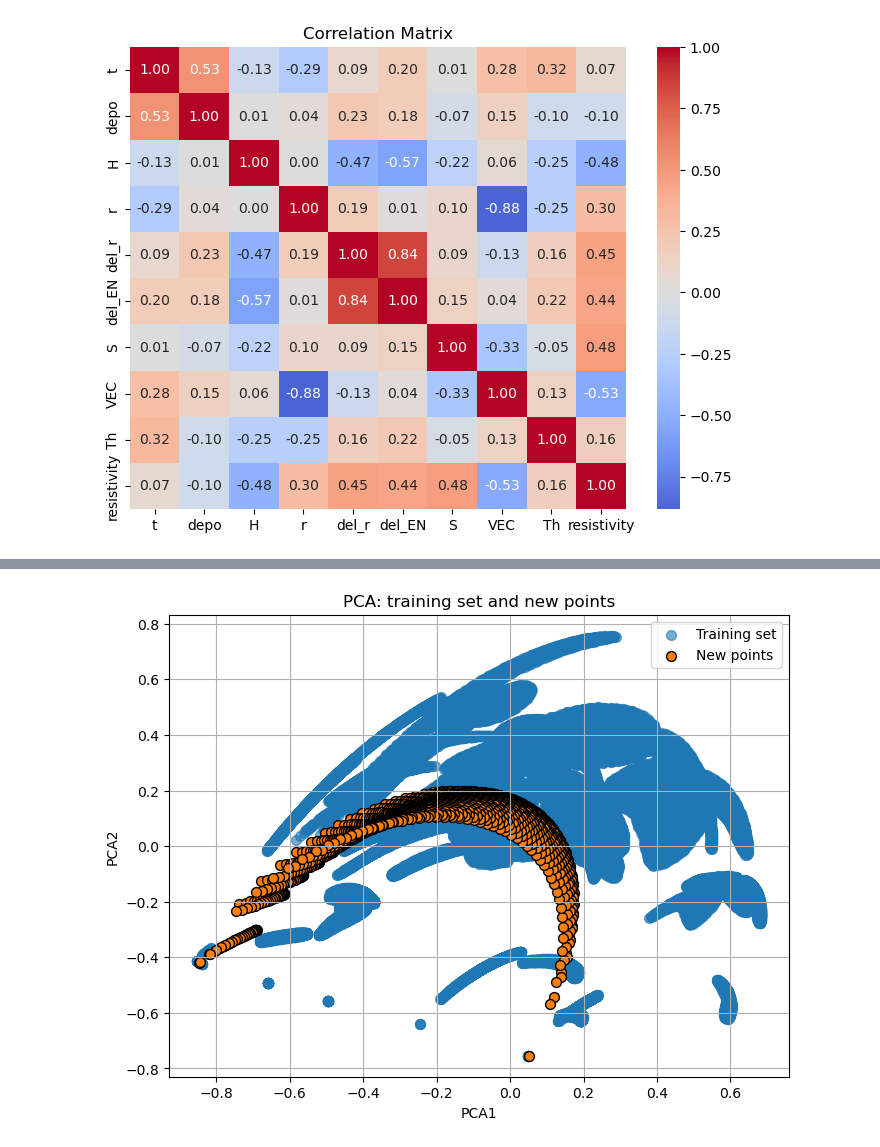
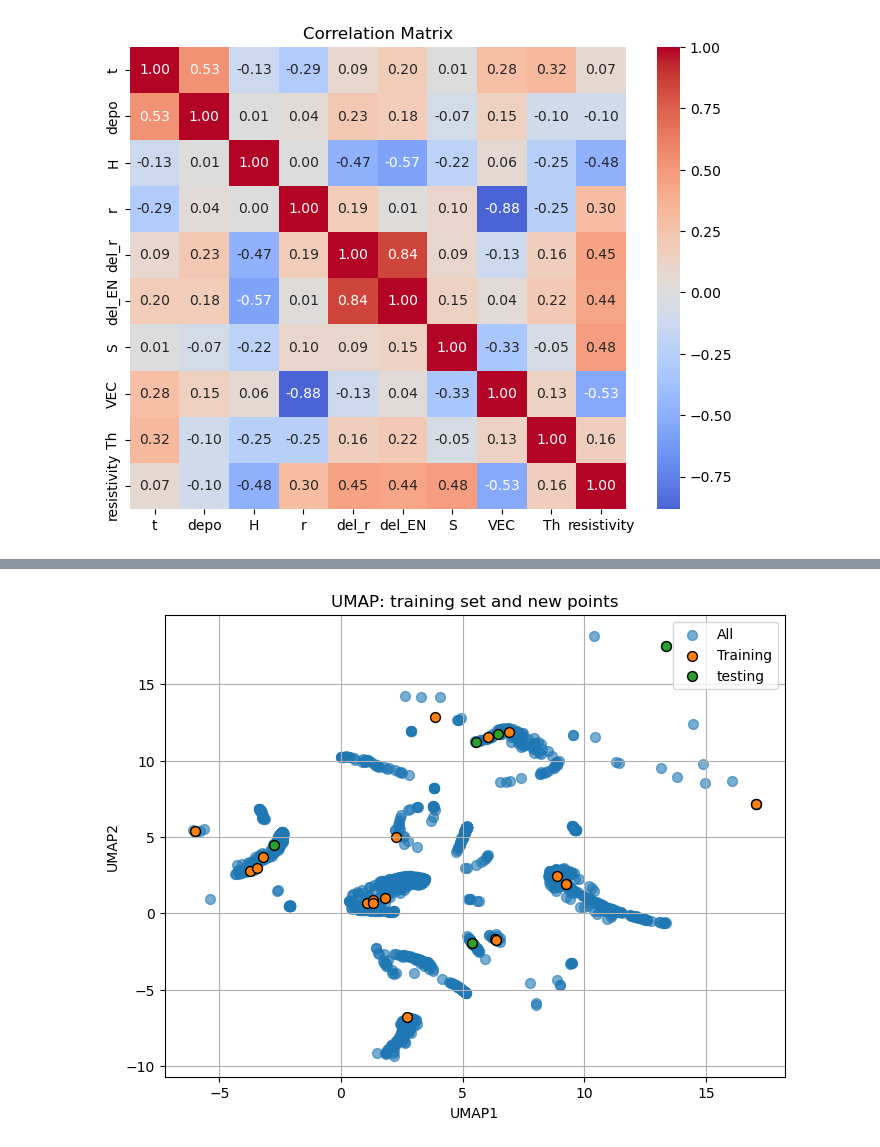
Before and after one commit to linarojas0824/Hybrid-Experimental-Data-Driven-Workflow, a Jupyter notebook: scripts/Notebooks/05_Clustering.ipynb, the cells around one changed output, grey strips where cells are left out. Saved outputs shown, nothing was run; the diff lists cells and outputs as text; code cells hidden in the pictures.

Commit message:
clustering experimental data

```diff
--- a/scripts/Notebooks/05_Clustering.ipynb
+++ b/scripts/Notebooks/05_Clustering.ipynb
@@ -176,5 +131,12 @@ ANN Data
+# %%
+comp_space = pd.read_csv(RAW_DIR/"CuNiAl_descriptors.csv")
+df_desc = calc.transform(comp_space[['Cu','Ni','Al']], descriptor_spec=descriptor_spec, include_entropy=True)
+# %%
+df_train = df_train.drop(columns=['Cu','Ni','Al','resistivity'])
+df_test = df_test.drop(columns=['Cu','Ni','Al','resistivity'])
+df_desc = df_desc.drop(columns=['Cu','Ni','Al'])
 # %%
 ann_data = pd.read_csv(RAW_DIR/'Train_ERANN.csv')
+cols = ['r','del_r','del_EN','S','VEC']
 
-cols = ['r','del_r','del_EN','S','VEC']
-ann_data_per = ann_data[cols]
+ann_data = ann_data[cols]
@@ -202,0 +143,4 @@ df_exp_pca = pd.DataFrame(x_exp_pca, columns=["PC1", "PC2"])
+# %%
+df_train.columns = cols
+df_test.columns = cols
+df_desc.columns = cols
@@ -203,31 +175,41 @@ df_exp_pca = pd.DataFrame(x_exp_pca, columns=["PC1", "PC2"])
 # %%
 plt.figure(figsize=(8, 6))
 
 # Training points
 plt.scatter(
-    df_pca["PC1"],
-    df_pca["PC2"],
+    df_umap_all["UMAP1"],
+    df_umap_all["UMAP2"],
     alpha=0.6,
     s=50,
-    label="Training set"
+    label="All"
 )
 
 # New points
 plt.scatter(
-    df_exp_pca["PC1"],
-    df_exp_pca["PC2"],
+    df_umap_train["UMAP1"],
+    df_umap_train["UMAP2"],
     alpha=1.0,
     s=50,
     marker='o',
     edgecolor='black',
-    label="New points"
+    label="Training"
 )
 
-plt.xlabel("PCA1")
-plt.ylabel("PCA2")
-plt.title("PCA: training set and new points")
+plt.scatter(
+    df_umap_test["UMAP1"],
+    df_umap_test["UMAP2"],
+    alpha=1.0,
+    s=50,
+    marker='o',
+    edgecolor='black',
+    label="testing"
+)
+
+plt.xlabel("UMAP1")
+plt.ylabel("UMAP2")
+plt.title("UMAP: training set and new points")
 plt.legend()
 plt.grid(True)
 plt.show()
 # %% [output]
-[figure, old version]
+[figure, new version]
```
Also changed, not shown: parts of 33 cells of this notebook, 1 other file.
